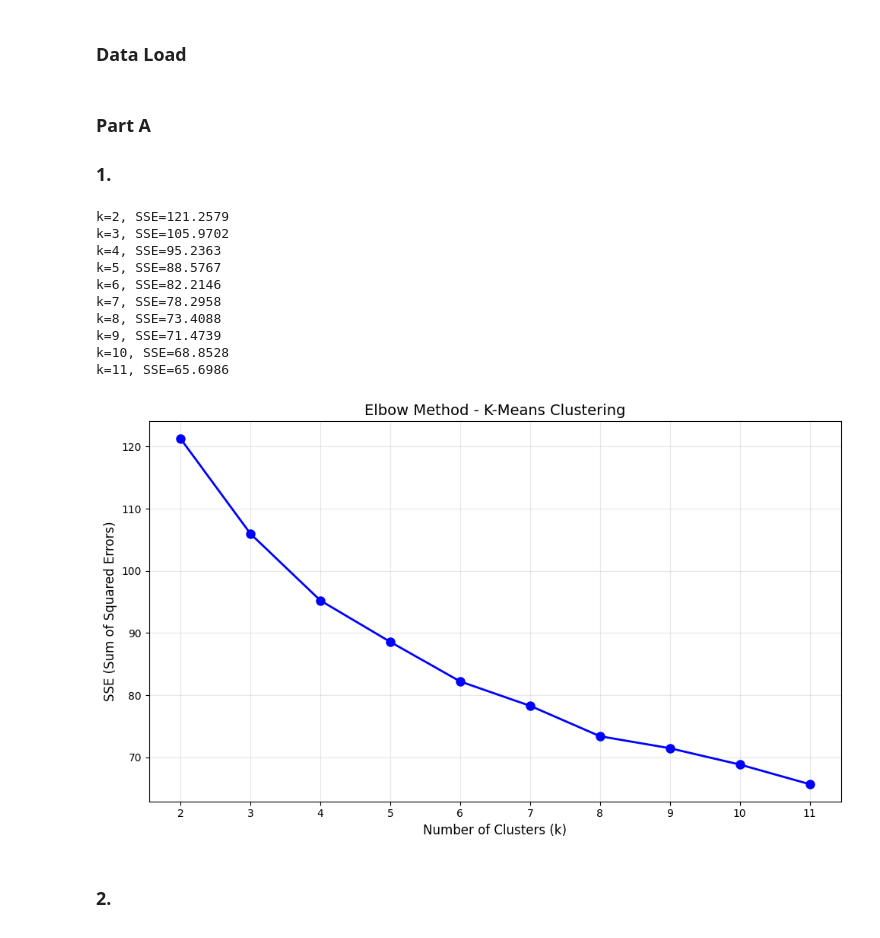
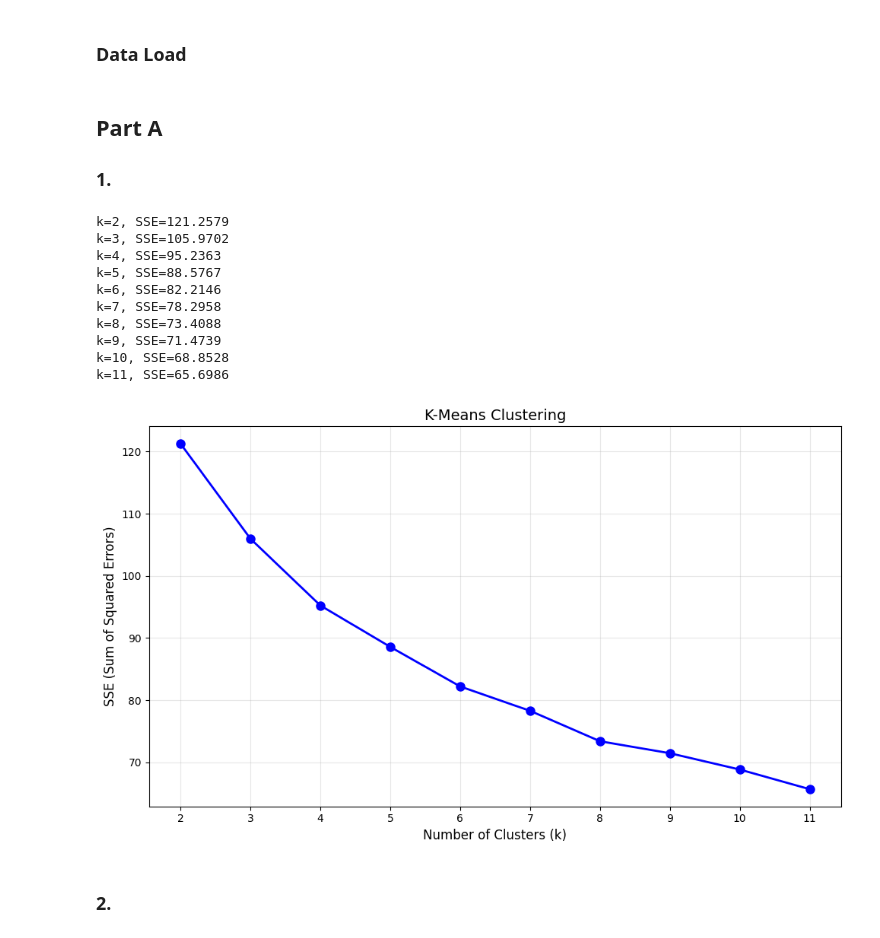
Before and after one commit to Pmcn2005/HW-APRE, a Jupyter notebook: HW04/G018_notebook.ipynb, the cells around one changed output. Drawn from its saved outputs; the diff is of its cells as text; code cells hidden in the pictures.

```diff
--- a/HW04/G018_notebook.ipynb
+++ b/HW04/G018_notebook.ipynb
@@ -22,42 +29,39 @@ y = df["Outcome"]
 # %% [markdown]
-### Part A
+## Part A
 ### 1.
 # %%
-scaler = MinMaxScaler()
-X_scaled = scaler.fit_transform(X)
-
 # Apply K-Means for k = 2 to 11
 k_values = [2, 3, 4, 5, 6, 7, 8, 9, 10, 11]
 sse_values = []
 
 for k in k_values:
     kmeans = KMeans(n_clusters=k, max_iter=500, random_state=42)
     kmeans.fit(X_scaled)
     sse_values.append(kmeans.inertia_)
     print(f"k={k}, SSE={kmeans.inertia_:.4f}")
 
 # Plot SSE vs number of clusters (Elbow Method)
 plt.figure(figsize=(10, 6))
 plt.plot(k_values, sse_values, "bo-", linewidth=2, markersize=8)
 plt.xlabel("Number of Clusters (k)", fontsize=12)
 plt.ylabel("SSE (Sum of Squared Errors)", fontsize=12)
-plt.title("Elbow Method - K-Means Clustering", fontsize=14)
+plt.title("K-Means Clustering", fontsize=14)
 plt.grid(True, alpha=0.3)
 plt.xticks(k_values)
 plt.tight_layout()
 plt.show()
 # %% [output]
 k=2, SSE=121.2579
 k=3, SSE=105.9702
 k=4, SSE=95.2363
 k=5, SSE=88.5767
 k=6, SSE=82.2146
 k=7, SSE=78.2958
 k=8, SSE=73.4088
 k=9, SSE=71.4739
 k=10, SSE=68.8528
 k=11, SSE=65.6986
-[figure, old version]
+[figure, new version]
 # %% [markdown]
 ### 2.
 # %%
```
Also changed, not shown: parts of 15 cells of this notebook.
